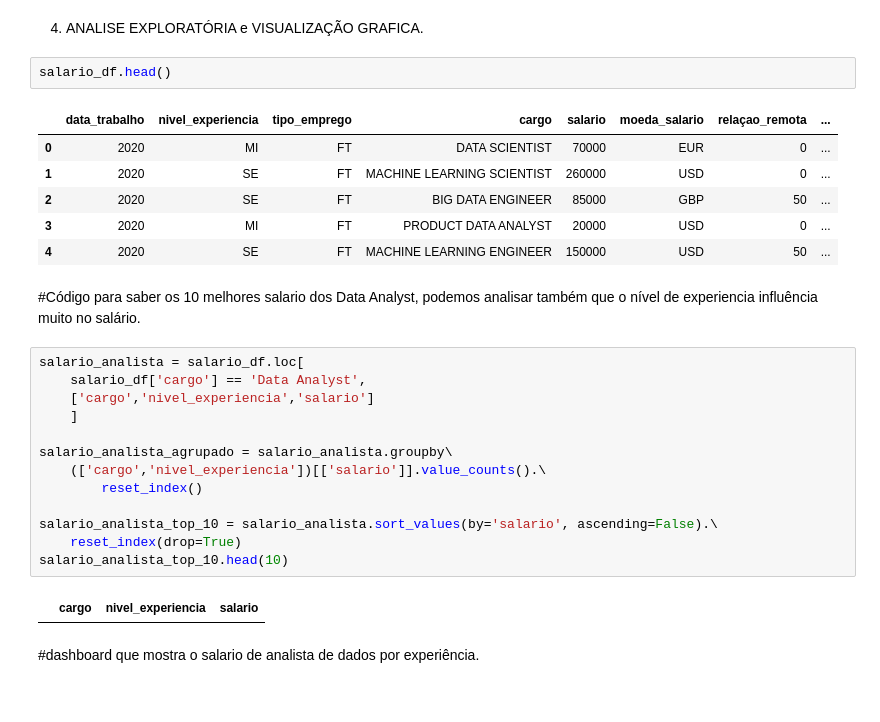
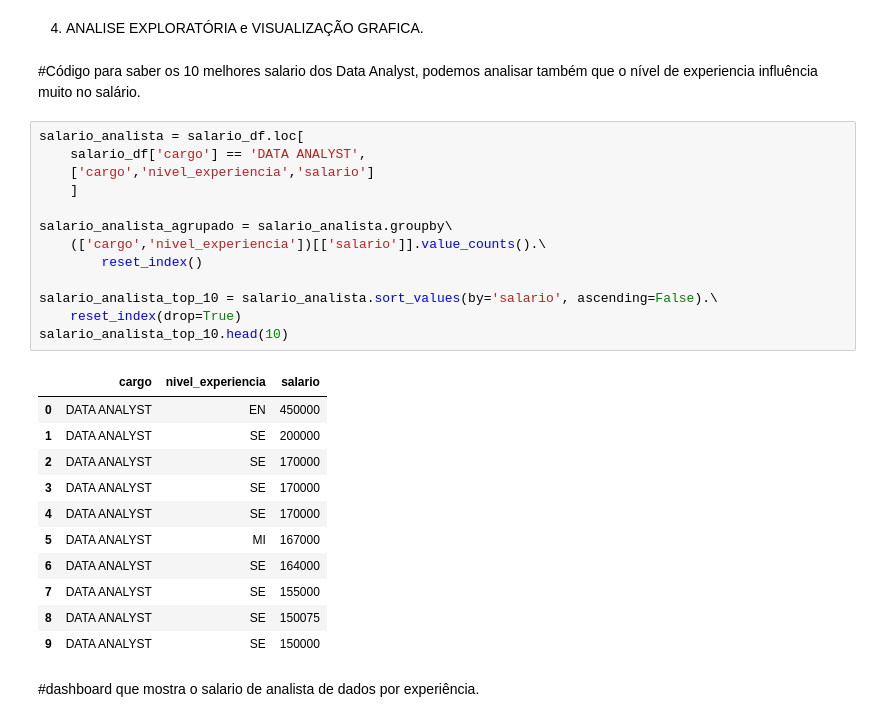
Before and after one commit to yGabreuu/Portfolio, a Jupyter notebook: projeto_salario_data_scient/projeto_salario.ipynb, the cells around one changed output. Saved outputs shown, nothing was run; the diff lists cells and outputs as text.

```diff
--- a/projeto_salario_data_scient/projeto_salario.ipynb
+++ b/projeto_salario_data_scient/projeto_salario.ipynb
@@ -166,33 +174,34 @@ Valores único de: nivel_experiencia ['MI' 'SE' 'EN' 'EX']
 Valores único de: tipo_emprego ['FT' 'CT' 'PT' 'FL']
 # %% [markdown]
 4. ANALISE EXPLORATÓRIA e VISUALIZAÇÃO GRAFICA.
-# %%
-salario_df.head()
-# %% [output]
-|  | data_trabalho | nivel_experiencia | tipo_emprego | cargo | salario | moeda_salario | relaçao_remota | ... |
-| 0 | 2020 | MI | FT | DATA SCIENTIST | 70000 | EUR | 0 | ... |
-| 1 | 2020 | SE | FT | MACHINE LEARNING SCIENTIST | 260000 | USD | 0 | ... |
-| 2 | 2020 | SE | FT | BIG DATA ENGINEER | 85000 | GBP | 50 | ... |
-| 3 | 2020 | MI | FT | PRODUCT DATA ANALYST | 20000 | USD | 0 | ... |
-| 4 | 2020 | SE | FT | MACHINE LEARNING ENGINEER | 150000 | USD | 50 | ... |
 # %% [markdown]
 #Código para saber os 10 melhores salario dos Data Analyst, podemos analisar também que o nível de experiencia influência
 muito no salário.
 # %%
 salario_analista = salario_df.loc[
-    salario_df['cargo'] == 'Data Analyst',
+    salario_df['cargo'] == 'DATA ANALYST',
     ['cargo','nivel_experiencia','salario']
     ]
 
 salario_analista_agrupado = salario_analista.groupby\
     (['cargo','nivel_experiencia'])[['salario']].value_counts().\
         reset_index()
 
 salario_analista_top_10 = salario_analista.sort_values(by='salario', ascending=False).\
     reset_index(drop=True)
 salario_analista_top_10.head(10)
 # %% [output]
 |  | cargo | nivel_experiencia | salario |
+| 0 | DATA ANALYST | EN | 450000 |
+| 1 | DATA ANALYST | SE | 200000 |
+| 2 | DATA ANALYST | SE | 170000 |
+| 3 | DATA ANALYST | SE | 170000 |
+| 4 | DATA ANALYST | SE | 170000 |
+| 5 | DATA ANALYST | MI | 167000 |
+| 6 | DATA ANALYST | SE | 164000 |
+| 7 | DATA ANALYST | SE | 155000 |
+| 8 | DATA ANALYST | SE | 150075 |
+| 9 | DATA ANALYST | SE | 150000 |
 # %% [markdown]
 #dashboard que mostra o salario de analista de dados por experiência.
 # %%
```
Also changed, not shown: parts of 3 cells of this notebook, 10 other files.
